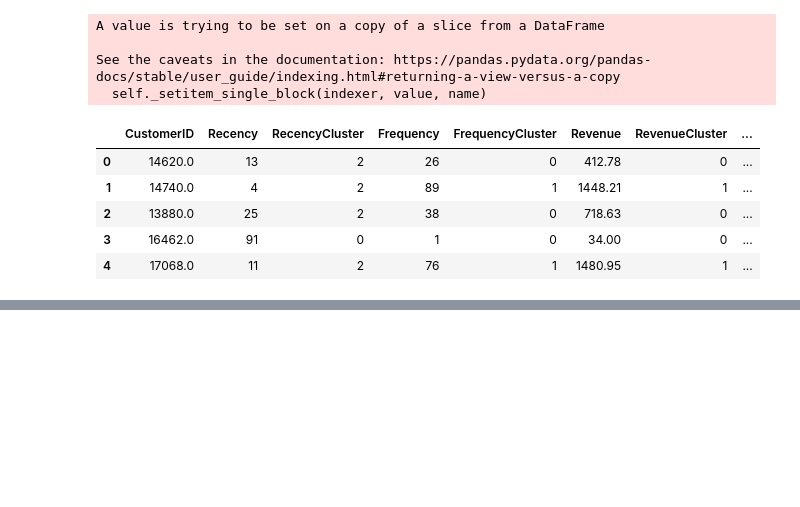
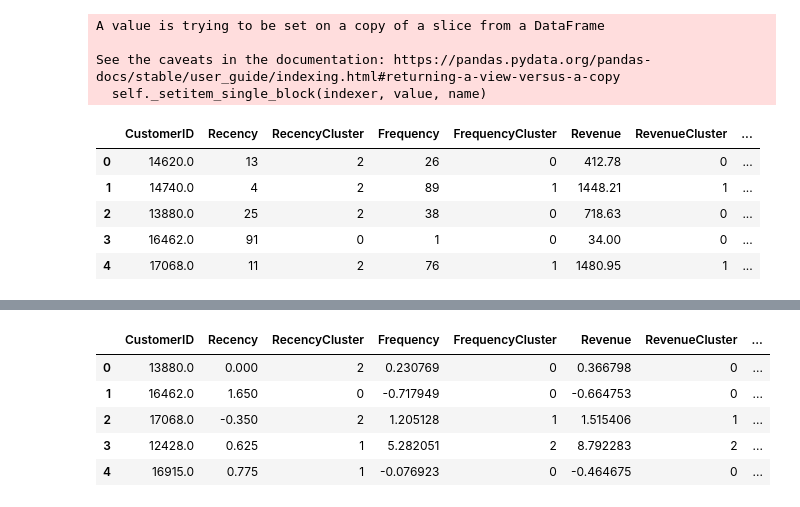
Before and after one commit to GarritWilsonDS/clv_prediction, a Jupyter notebook: notebooks/clv_predictions.ipynb, the cells around one changed output, grey strips where cells are left out. Drawn from its saved outputs; the diff is of its cells as text; code cells hidden in the pictures; blank space fills up the shorter version.

```diff
--- a/notebooks/clv_predictions.ipynb
+++ b/notebooks/clv_predictions.ipynb
@@ -564,0 +629,9 @@ plt.xlabel("RFM - Customer Segment", size= 15);
+# %%
+final_df.head()
+# %% [output]
+|  | CustomerID | Recency | RecencyCluster | Frequency | FrequencyCluster | Revenue | RevenueCluster | ... |
+| 0 | 13880.0 | 0.000 | 2 | 0.230769 | 0 | 0.366798 | 0 | ... |
+| 1 | 16462.0 | 1.650 | 0 | -0.717949 | 0 | -0.664753 | 0 | ... |
+| 2 | 17068.0 | -0.350 | 2 | 1.205128 | 1 | 1.515406 | 1 | ... |
+| 3 | 12428.0 | 0.625 | 1 | 5.282051 | 2 | 8.792283 | 2 | ... |
+| 4 | 16915.0 | 0.775 | 1 | -0.076923 | 0 | -0.464675 | 0 | ... |
```
Also changed, not shown: parts of 48 cells of this notebook.
